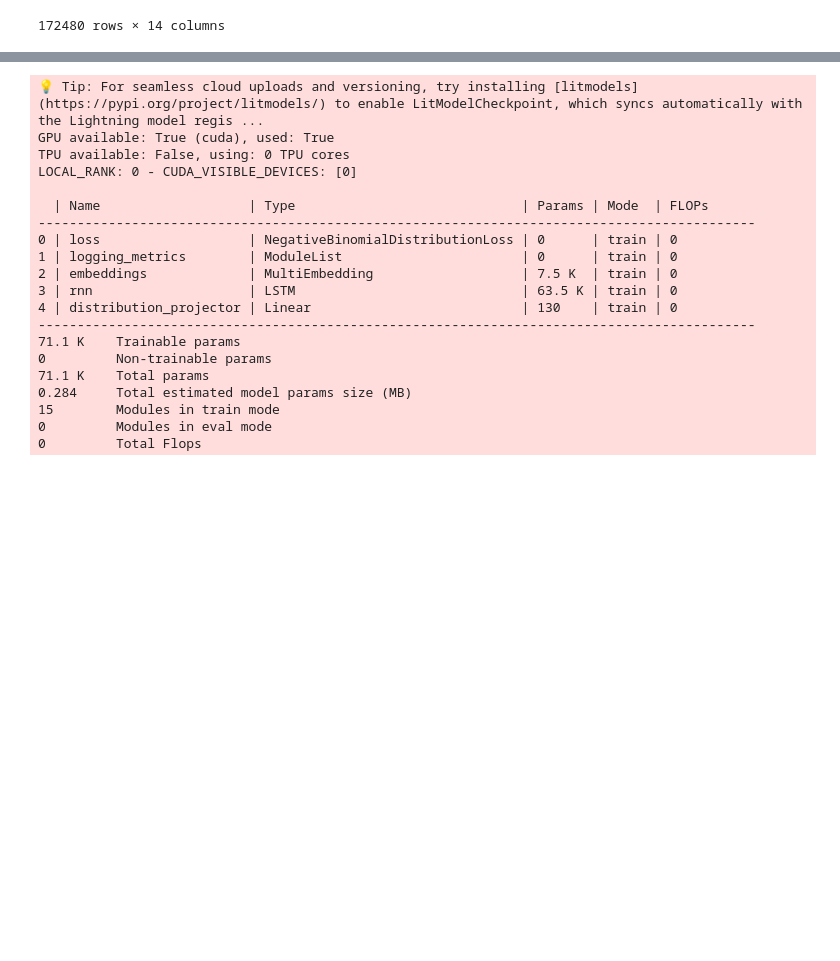
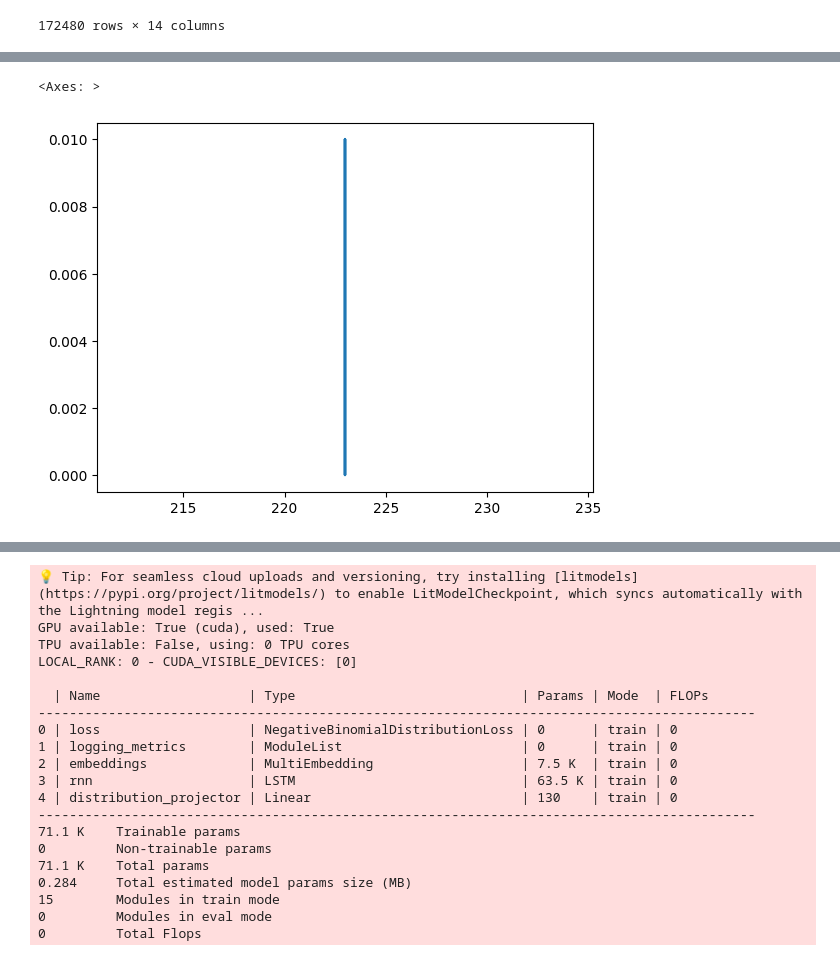
Before and after one commit to seb1ast8ian0/eleo-mind, a Jupyter notebook: packages/backend/src/outgoing/forecast/DeepAR.ipynb, the cells around one changed output, grey strips where cells are left out. Cells and saved outputs as stored; diff of their text form; code cells hidden in the pictures; blank space fills up the shorter version.

```diff
--- a/packages/backend/src/outgoing/forecast/DeepAR.ipynb
+++ b/packages/backend/src/outgoing/forecast/DeepAR.ipynb
@@ -266,5 +269,5 @@ pred_ds = TimeSeriesDataSet.from_dataset(
 from pytorch_forecasting import TimeSeriesDataSet, DeepAR
 # %%
 
-model = DeepAR.load_from_checkpoint("checkpoints/deepar-best.ckpt", weights_only=False).to("cuda")
+model = DeepAR.load_from_checkpoint("/Users/rhombus19/projects/eleo/eleo-mind/packages/backend/src/outgoing/forecast/deepar-best.ckpt", weights_only=False)
 # %% [output]
@@ -271,0 +320,36 @@ FileNotFoundError: [Errno 2] No such file or directory: '/Users/rhombus19/projec
+# %%
+import numpy as np
+import pandas as pd
+import torch
+
+pred = prediction  # your Prediction(...)
+index_df = pred.index.reset_index(drop=True).copy()   # columns: time_idx, SKU
+
+# prediction tensor → numpy
+y_hat = pred.output.detach().cpu().numpy()           # shape: [224, 100]
+n_series, horizon = y_hat.shape                      # 224, 100
+
+assert len(index_df) == n_series
+
+# step 0..horizon-1 for each series
+steps = np.arange(horizon, dtype=int)
+
+# repeat index rows for each horizon step
+pred_long = (
+    index_df
+    .loc[index_df.index.repeat(horizon)]
+    .assign(step=np.tile(steps, n_series))  # 0..99 per SKU
+)
+
+# true time_idx for each forecasted day
+pred_long["time_idx"] = pred_long["time_idx"] + pred_long["step"]
+
+# flatten predictions to match the repeated index
+pred_long["pred_qty"] = y_hat.reshape(-1)
+
+# map time_idx → date (same offset you used when building the dataset)
+min_date = train_df["date"].min()
+pred_long["date"] = min_date + pd.to_timedelta(pred_long["time_idx"], unit="D")
+
+# keep nice column order
+pred_long = pred_long[["SKU", "date", "time_idx", "step", "pred_qty"]]
@@ -271,0 +374,5 @@ FileNotFoundError: [Errno 2] No such file or directory: '/Users/rhombus19/projec
+# %%
+pred_long[pred_long["SKU"]=="sz21032"]["pred_qty"].plot()
+# %% [output]
+<Axes: >
+[figure, added]
```
Also changed, not shown: parts of 10 cells of this notebook.
